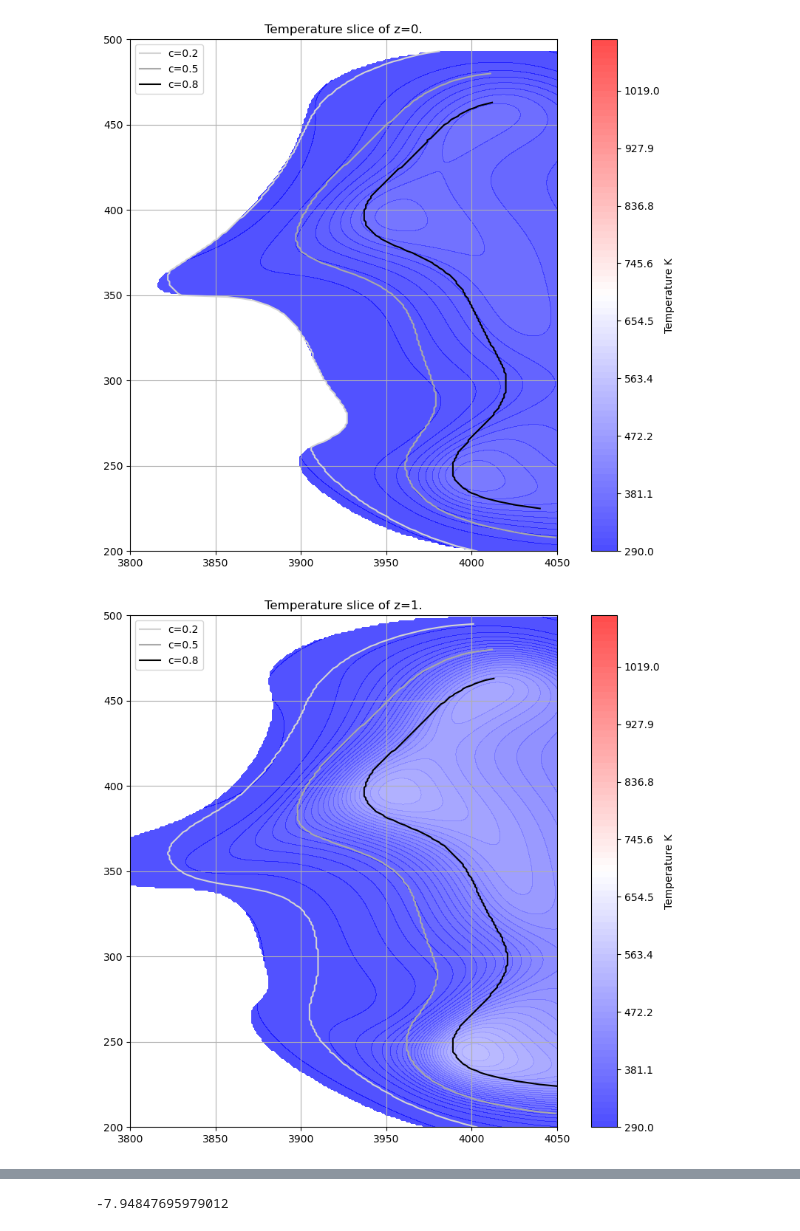
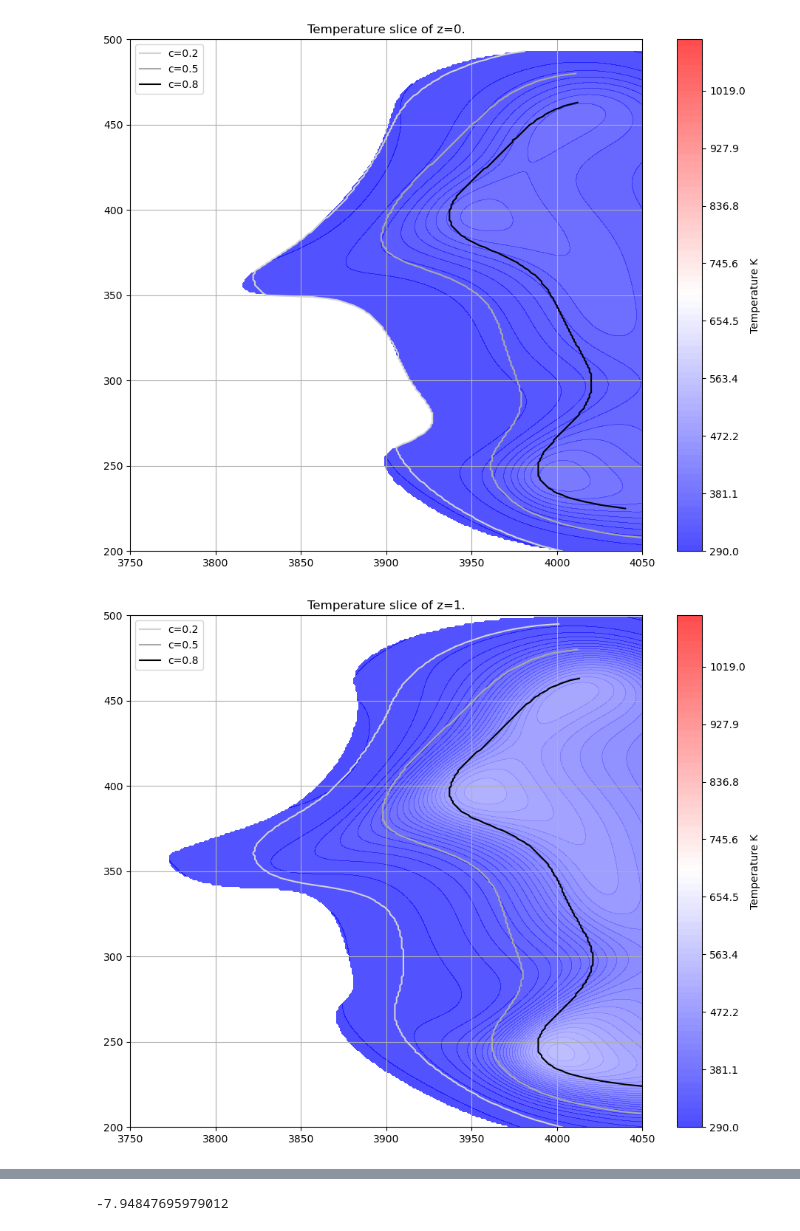
Before and after one commit to potatoslc/analysis_code, a Jupyter notebook: Sd_check.ipynb, the cells around one changed output, grey strips where cells are left out. Cells and saved outputs as stored; diff of their text form; code cells hidden in the pictures.

```diff
--- a/Sd_check.ipynb
+++ b/Sd_check.ipynb
@@ -4,7 +4,7 @@ import os
 import numpy as np
 import pandas as pd
 # %%
-d1 = '/home/u0890475/Downloads/amr4_curv_combtest/plt75600_curvature.csv'
+d1 = '/home/u0890475/Downloads/amr4_curv_combtest/plt73800_curvature.csv'
 df = pd.read_csv(d1)
 # %%
 df['c'] = 1- df['Y(H2)']/ 0.012181
@@ -69,6 +104,5 @@ plt.savefig(f'plt75600_c_slice_y={yslice}.png',dpi=600)
 # %%
-yslice = 245
-df_sliceT = df[(df['y_grid']==yslice ) & (df['z_grid']<=10)  & (df['x_grid']>=3950) & (df['x_grid']<=4000)  ]
+df_sliceT = df[(df['y_grid']==yslice ) & (df['z_grid']<=10)  & (df['x_grid']>=xleft) & (df['x_grid']<=xright)  ]
 Tslice_grid=df_sliceT.pivot_table(
     index='z_grid',
     columns='x_grid',
@@ -82,9 +116,10 @@ levels=np.linspace(vmin,vmax,81,)
 X=Tslice_grid.columns.values
 Y=Tslice_grid.index.values
 Z=Tslice_grid.values
-fig,ax = plt.subplots(figsize=(50,80))
+fig,ax = plt.subplots(figsize=(12,9))
 ax.set_aspect('equal')
+ax.set_title(f'plt75600_TSlice_y={yslice}.')
 
 cf=ax.contourf(X,Y,Z,levels=levels,cmap='bwr',vmin=vmin,vmax=vmax, alpha=0.7 )
-cbar =plt.colorbar(cf,shrink=0.1,ax=ax,label='Progress Variable c')
-plt.savefig(f'plt75600_T_slice_y={yslice}.png',dpi=600)
+cbar =plt.colorbar(cf,shrink=0.2,ax=ax,label='Progress Variable c')
+plt.savefig(f'/home/u0890475/Documents/SW_analysis_result/amr4/curvature/plt75600_T_slice_y={yslice}.png',dpi=300)
@@ -97,33 +134,33 @@ for i in range(0,8):
     df_sr_vc02minx   = df_sr_vc02.loc[df_sr_vc02.groupby('y_grid')['x_grid'].idxmin()].copy()
     df_sr_vc05minx   = df_sr_vc05.loc[df_sr_vc05.groupby('y_grid')['x_grid'].idxmin()].copy()
     df_sr_vc08minx   = df_sr_vc08.loc[df_sr_vc08.groupby('y_grid')['x_grid'].idxmin()].copy()
     slice_grid=df_s2.pivot_table(
         index='y_grid',
         columns='x_grid',
         values='T',
         aggfunc='median',
     )
 
     vmin=290
     vmax=1100
     levels=np.linspace(vmin,vmax,81,)
     X=slice_grid.columns.values
     Y=slice_grid.index.values
     Z=slice_grid.values
     fig,ax = plt.subplots(figsize=(12,9))
     ax.set_aspect('equal')
 
     cf=ax.contourf(X,Y,Z,levels=levels,cmap='bwr',vmin=vmin,vmax=vmax, alpha=0.7 )
     cbar =plt.colorbar(cf,ax=ax,label='Temperature K')
     ax.set_title(f'Temperature slice of z={i}.')
     ax.plot(df_sr_vc02minx['x_grid'],df_sr_vc02minx['y_grid'], label='c=0.2',color ='lightgray' )
     ax.plot(df_sr_vc05minx['x_grid'],df_sr_vc05minx['y_grid'], label='c=0.5',color ='darkgray' )
     ax.plot(df_sr_vc08minx['x_grid'],df_sr_vc08minx['y_grid'], label='c=0.8',color ='black' )
     ax.legend()
     ax.set_ylim(200,500)
-    ax.set_xlim(3800,4050)
+    ax.set_xlim(3750,4050)
     ax.grid()
     plt.savefig(f'/home/u0890475/Documents/SW_analysis_result/amr4/curvature/plt75600_Hrz_TempSlice_z={i}.png',dpi=600)
 # %% [output]
-[figure, old version]
+[figure, new version]
-[figure, old version]
+[figure, new version]
```
Also changed, not shown: parts of 10 cells of this notebook.
